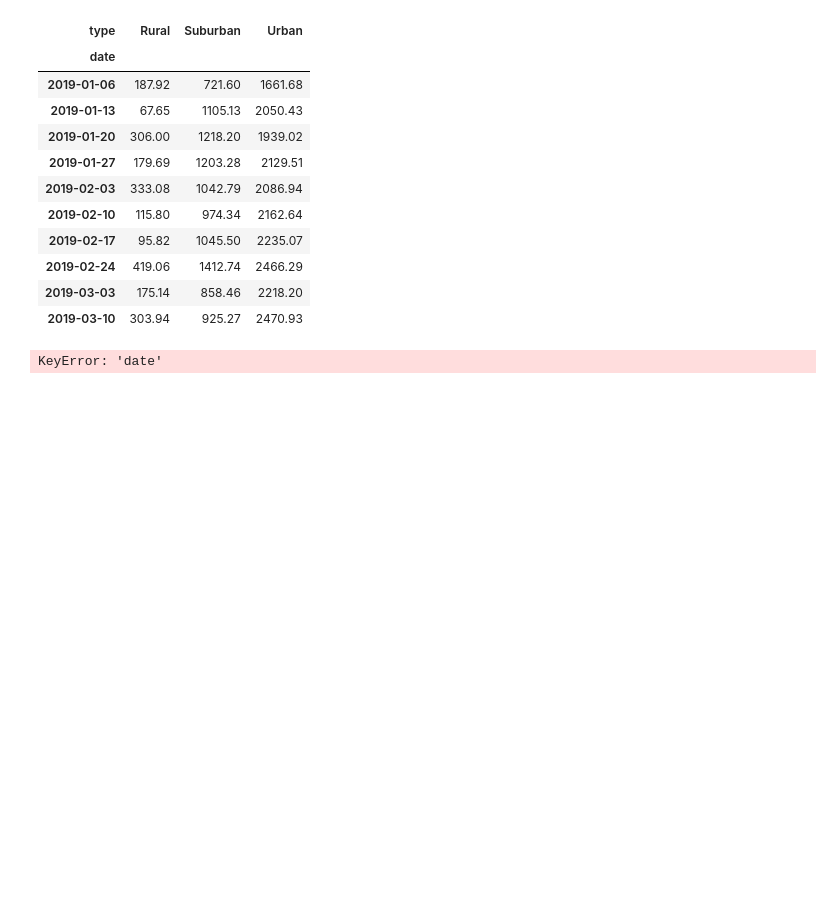
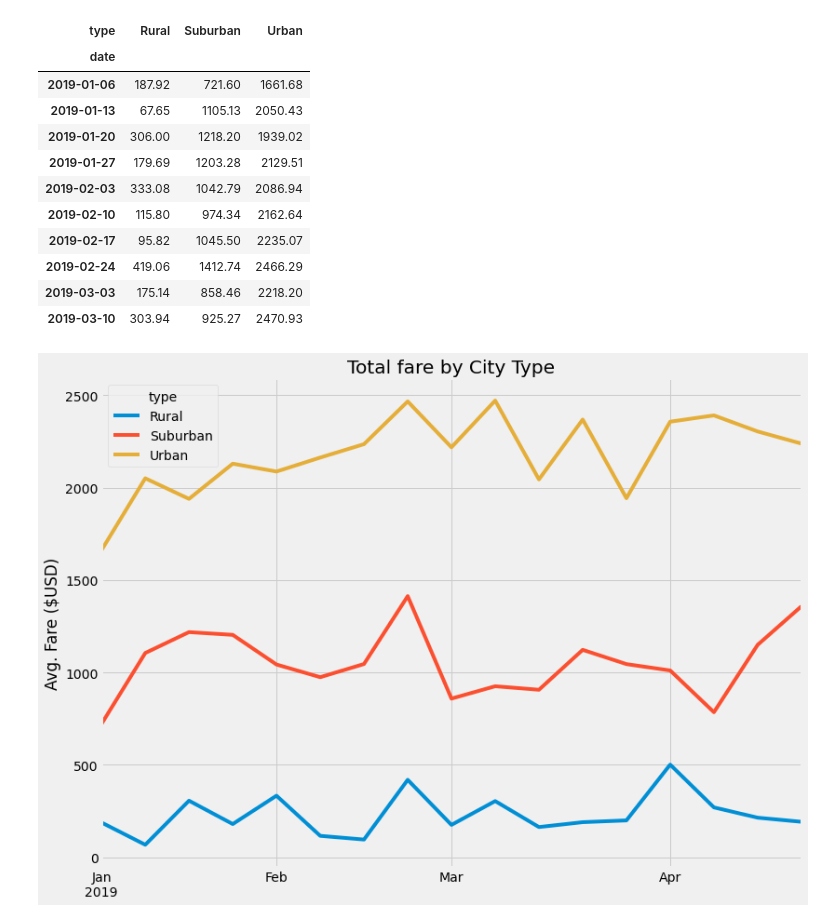
Before and after one commit to lmankiwskyj/PyBer_Analysis, a Jupyter notebook: PyBer_Challenge.ipynb, the cells around one changed output. Drawn from its saved outputs; the diff is of its cells as text; code cells hidden in the pictures; blank space fills up the shorter version.

```diff
--- a/PyBer_Challenge.ipynb
+++ b/PyBer_Challenge.ipynb
@@ -193,16 +178,18 @@ fare_sum_week.head(10)
 # %%
 # 8. Using the object-oriented interface method, plot the resample DataFrame using the df.plot() function.
 # Import the style from Matplotlib.
 from matplotlib import style
 # Use the graph style fivethirtyeight.
 style.use('fivethirtyeight')
 
 # Set x-axis and tick locations.
 x_axis = np.arange(len(fare_sum_week))
+#plt.xticks(tick_locations, fare_sum_week.index)
 tick_locations = [value for value in x_axis]
 # Plot the data.
-fare_sum_week.plot(x="date", y="Avg. Fare ($USD)")
-plt.xticks(tick_locations, fare_sum_week["date"])
+fare_sum_week.plot(ylabel="Avg. Fare ($USD)", xlabel="", figsize=(12,9), title="Total fare by City Type")
+# Save Figure
+plt.savefig("PyBer_fare_summary.png")
 plt.show()
 # %% [output]
-KeyError: 'date'
+[figure, added]
```
Also changed, not shown: parts of 2 cells of this notebook, 1 other file.
